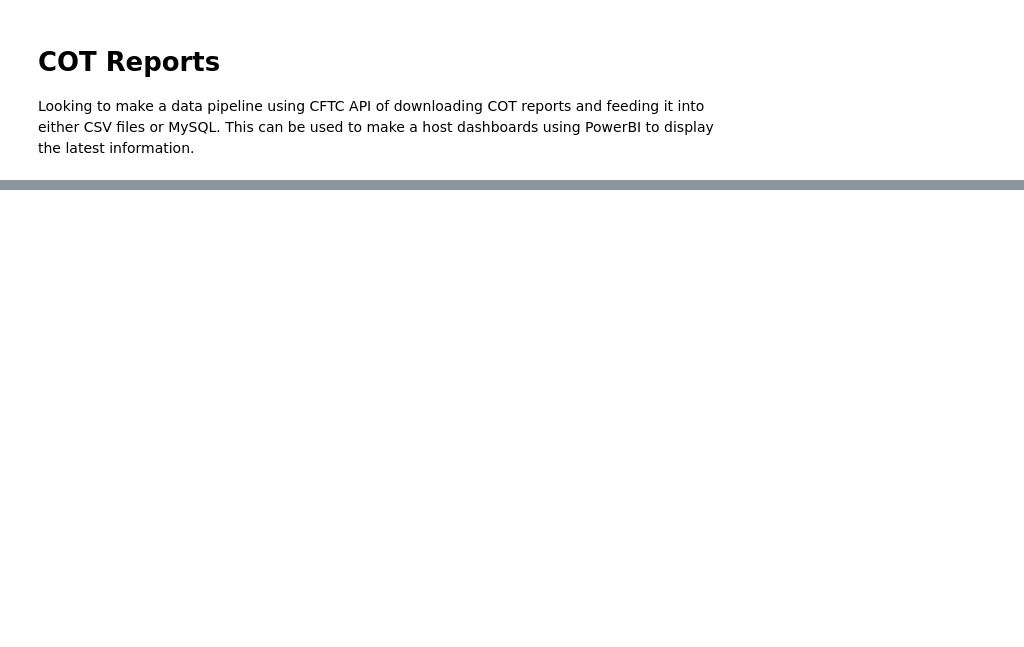
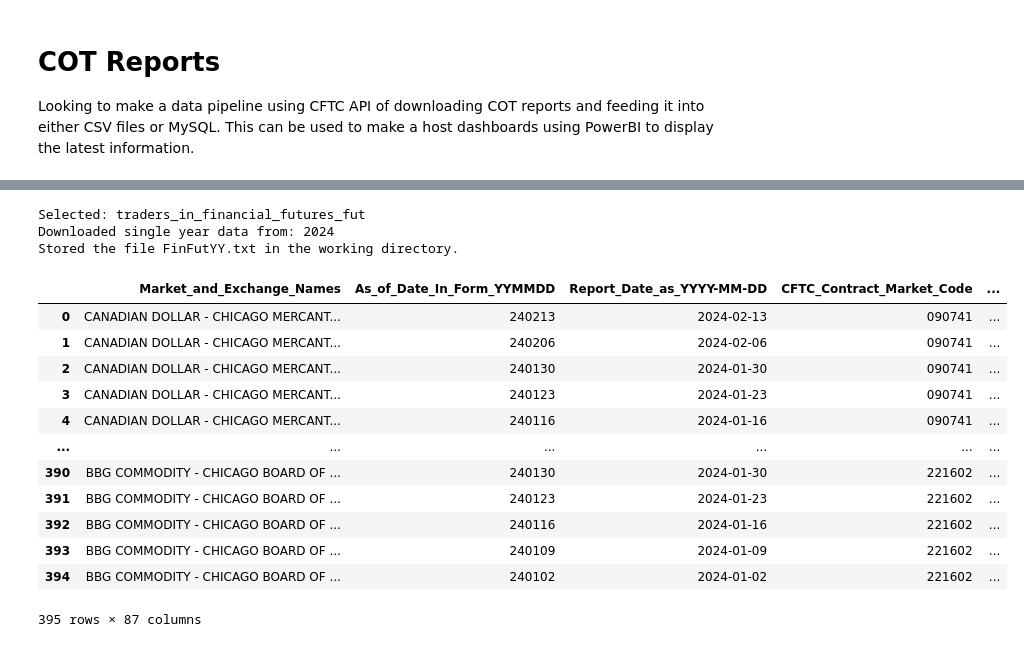
Before and after one commit to KhizarImran/AlgoTrading, a Jupyter notebook: Quant_Research/01_COT_report.ipynb, the cells around one changed output, grey strips where cells are left out. Saved outputs shown, nothing was run; the diff lists cells and outputs as text; code cells hidden in the pictures; blank space fills up the shorter version.

```diff
--- a/Quant_Research/01_COT_report.ipynb
+++ b/Quant_Research/01_COT_report.ipynb
@@ -70,0 +49,24 @@ Stored the file annual.txt in the working directory.
+# %%
+# Example: cot_year()
+df = cot.cot_year(year = 2024, cot_report_type = 'traders_in_financial_futures_fut')
+# cot_year() downloads the single year file of the specified report type and year. Returns the data as dataframe.
+# %% [output]
+Selected: traders_in_financial_futures_fut
+Downloaded single year data from: 2024
+Stored the file FinFutYY.txt in the working directory.
+# %%
+df
+# %% [output]
+|  | Market_and_Exchange_Names | As_of_Date_In_Form_YYMMDD | Report_Date_as_YYYY-MM-DD | CFTC_Contract_Market_Code | ... |
+| 0 | CANADIAN DOLLAR - CHICAGO MERCANT... | 240213 | 2024-02-13 | 090741 | ... |
+| 1 | CANADIAN DOLLAR - CHICAGO MERCANT... | 240206 | 2024-02-06 | 090741 | ... |
+| 2 | CANADIAN DOLLAR - CHICAGO MERCANT... | 240130 | 2024-01-30 | 090741 | ... |
+| 3 | CANADIAN DOLLAR - CHICAGO MERCANT... | 240123 | 2024-01-23 | 090741 | ... |
+| 4 | CANADIAN DOLLAR - CHICAGO MERCANT... | 240116 | 2024-01-16 | 090741 | ... |
+| ... | ... | ... | ... | ... | ... |
+| 390 | BBG COMMODITY - CHICAGO BOARD OF ... | 240130 | 2024-01-30 | 221602 | ... |
+| 391 | BBG COMMODITY - CHICAGO BOARD OF ... | 240123 | 2024-01-23 | 221602 | ... |
+| 392 | BBG COMMODITY - CHICAGO BOARD OF ... | 240116 | 2024-01-16 | 221602 | ... |
+| 393 | BBG COMMODITY - CHICAGO BOARD OF ... | 240109 | 2024-01-09 | 221602 | ... |
+| 394 | BBG COMMODITY - CHICAGO BOARD OF ... | 240102 | 2024-01-02 | 221602 | ... |
+395 rows × 87 columns
```
Also changed, not shown: parts of 2 cells of this notebook, 2 other files.
